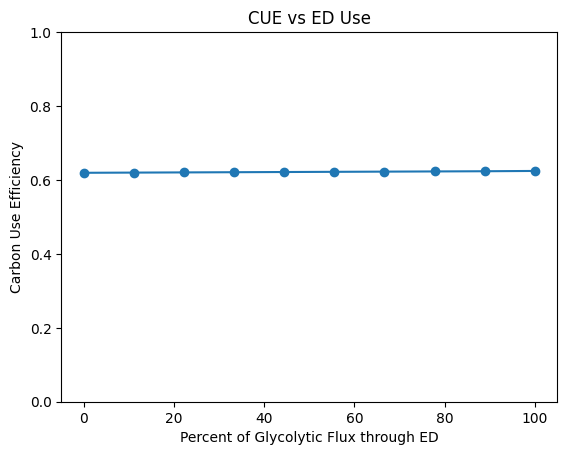
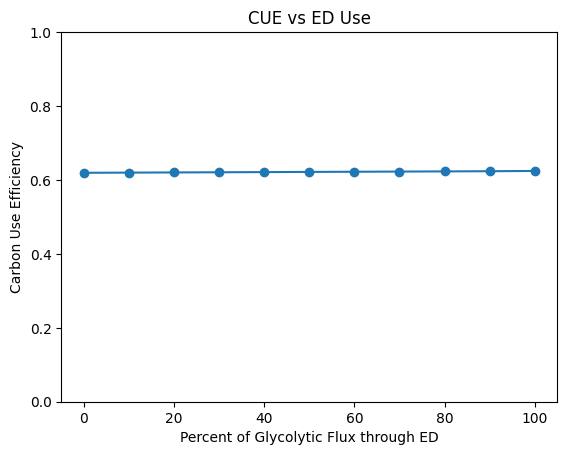
Unified diff of the notebook cell whose output changed from the first chart to the second:
--- before
+++ after
@@ -4,3 +4,3 @@
 plt.ylabel("Carbon Use Efficiency")
 plt.title("CUE vs ED Use")
-plt.show()
+plt.savefig("results/cue_vs_ed_use.png")

Commit: feat: save graphs and fluxes